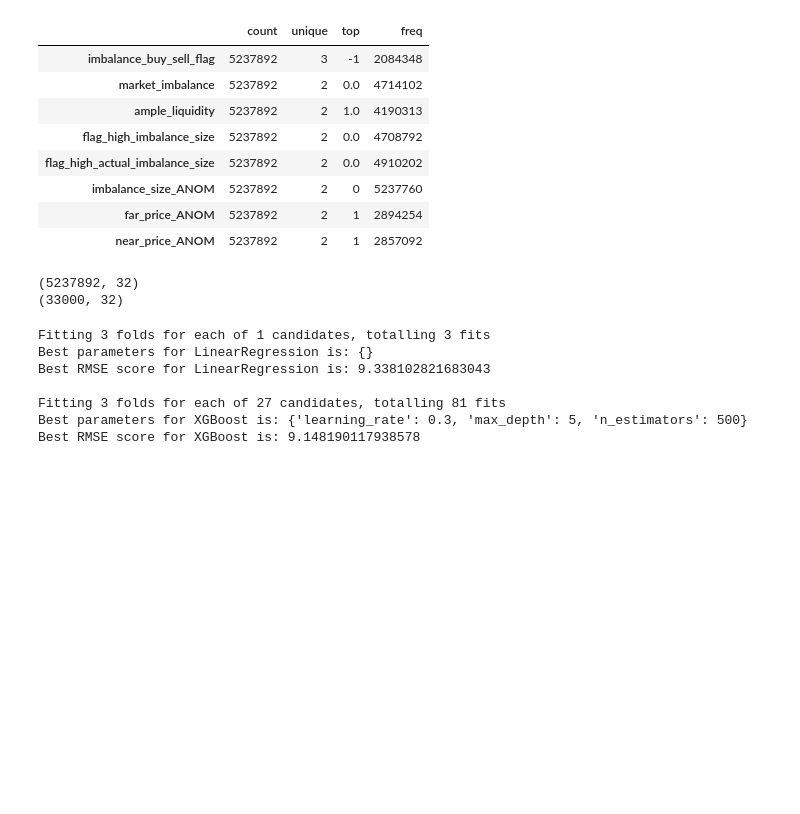
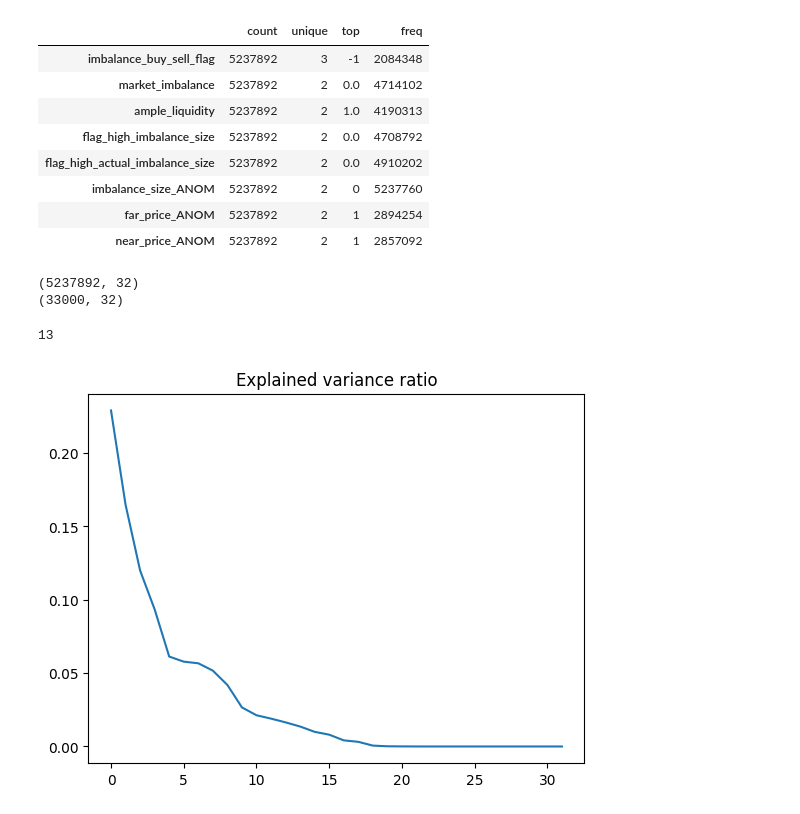
Before and after one commit to huanrafa/ProjectPracticing, a Jupyter notebook: 2023_12(1) Optiver - Trading at the Close/OptiverTrading.ipynb, the cells around one changed output. Drawn from its saved outputs; the diff is of its cells as text; code cells hidden in the pictures; blank space fills up the shorter version.

```diff
--- a/2023_12(1) Optiver - Trading at the Close/OptiverTrading.ipynb
+++ b/2023_12(1) Optiver - Trading at the Close/OptiverTrading.ipynb
@@ -863,56 +863,30 @@ print(X_test_pre.shape)
 # %% [output]
 (5237892, 32)
 (33000, 32)
-# %%
-#MODEL BUILDING (Preprocessor only)
-
-from sklearn.linear_model import LinearRegression
-from sklearn.ensemble import RandomForestRegressor
-from xgboost import XGBRegressor
-from sklearn.model_selection import GridSearchCV, KFold
-
-#NOTE: In this case, as we valuate models using GridSearchCV best_score_, we don't need to use train_test_split on X_train_preprocessed.
-# However, if we want to use other metrics (e.g. "from sklearn.metrics import mean_squared_error"), it is necessary to split the data, so that we can predict y_pred based on X_test, y_test.
-
-#Define models:
-models = {
-    'LinearRegression': LinearRegression(),
-    #'RandomForest': RandomForestRegressor(random_state=123),
-    'XGBoost': XGBRegressor(random_state=123)
-}
-
-#Define hyperparameter grids for each model:
-param_grids = {
-    'LinearRegression': {},
-    #'RandomForest': {
-    #    'n_estimators': [100, 500],
-    #    'max_depth': [10, 30],
-    #    'min_samples_split': [2, 5]
-    #},
-    'XGBoost': {
-        'n_estimators': [100, 200, 500],
-        'max_depth': [2, 3, 5],
-        'learning_rate': [0.01, 0.1, 0.3]
-    }
-}
-
-#3-fold CV:
-cv=KFold(n_splits=3, shuffle=True, random_state=123)
-
-grids={}
-for model_name, model in models.items():
-    grids[model_name] = GridSearchCV(estimator=model, cv=cv, param_grid=param_grids[model_name], scoring='neg_mean_squared_error', n_jobs=-1, verbose=1)
-    grids[model_name].fit(X_train_pre, y_train)
-    best_param = grids[model_name].best_params_
-    best_score = np.sqrt(-1 * grids[model_name].best_score_)
-
-    print(f'Best parameters for {model_name} is: {best_param}')
-    print(f'Best RMSE score for {model_name} is: {best_score}\n')
-# %% [output]
-Fitting 3 folds for each of 1 candidates, totalling 3 fits
-Best parameters for LinearRegression is: {}
-Best RMSE score for LinearRegression is: 9.338102821683043
-
-Fitting 3 folds for each of 27 candidates, totalling 81 fits
-Best parameters for XGBoost is: {'learning_rate': 0.3, 'max_depth': 5, 'n_estimators': 500}
-Best RMSE score for XGBoost is: 9.148190117938578
+# %%
+from sklearn.decomposition import PCA
+
+pca = PCA()
+X_check = pca.fit_transform(X_train_pre)
+
+plt.plot(pca.explained_variance_ratio_)
+plt.title('Explained variance ratio')
+
+cumulative_variance_ratio = np.cumsum(pca.explained_variance_ratio_)
+n_components = np.argmax(cumulative_variance_ratio >= 0.95) + 1
+
+print(n_components)
+
+pca = PCA(n_components=n_components)
+pipeline_pca = Pipeline(
+    steps=[
+        ('preprocessor', preprocessor),
+        ('pca', pca)
+    ]
+)
+
+X_train_pca = pipeline_pca.fit_transform(X_train)
+X_test_pca = pipeline_pca.transform(testing)
+# %% [output]
+13
+[figure, added]
```
Also changed, not shown: parts of 7 cells of this notebook.
